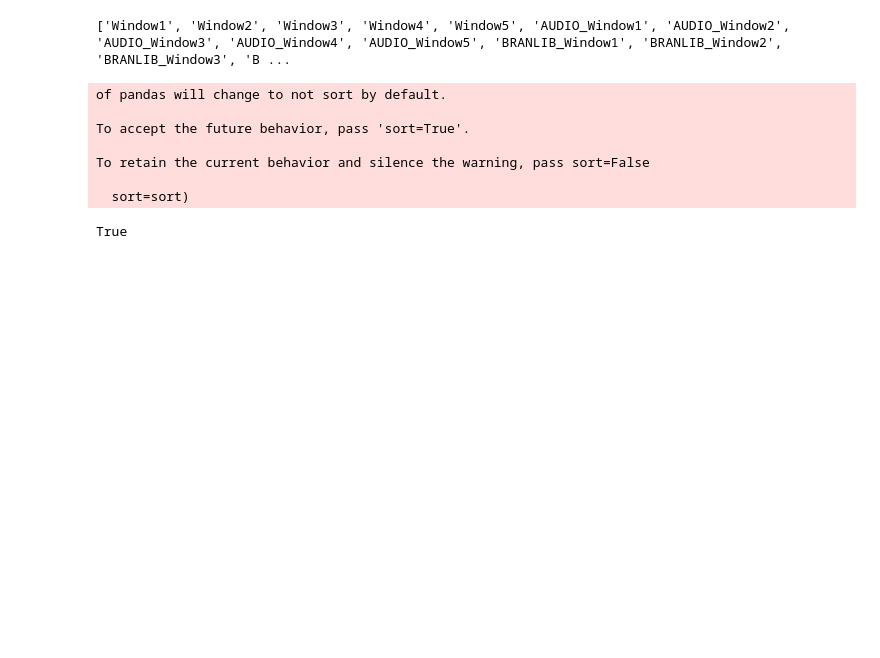
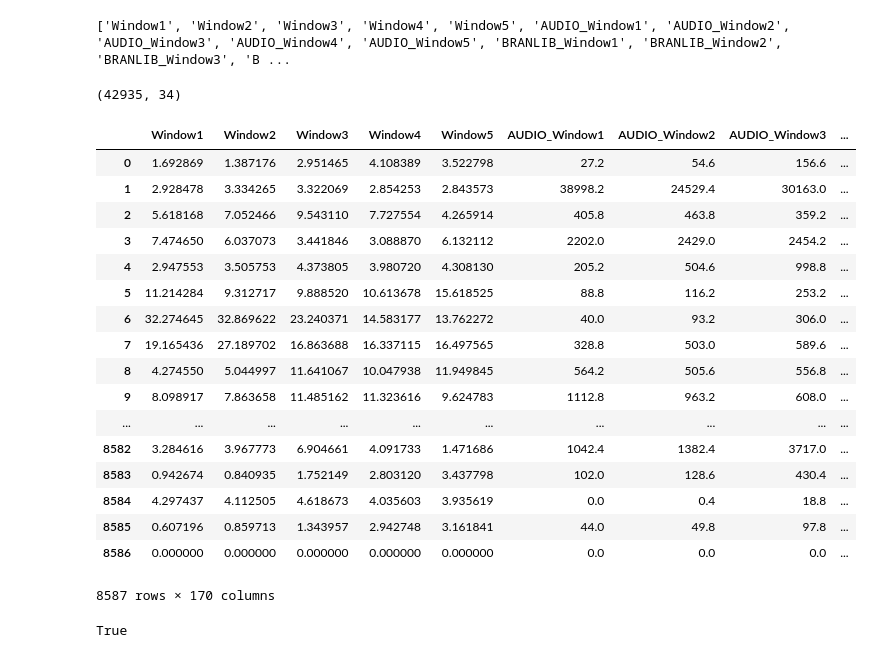
Before and after one commit to olgabane/Insight2019_LibraryProject, a Jupyter notebook: Library_Week2_Notebook3_ML#1.ipynb, the cells around one changed output. Saved outputs shown, nothing was run; the diff lists cells and outputs as text; code cells hidden in the pictures; blank space fills up the shorter version.

Commit message:
Near final temporal df

```diff
--- a/Library_Week2_Notebook3_ML#1.ipynb
+++ b/Library_Week2_Notebook3_ML#1.ipynb
@@ -757,17 +757,12 @@ print(CombinedWindowedDF_DELETEAll5WINDOWSIFATLEAST1WINDOWHAS8586.columns.tolist
 # %%
 newdf = pd.DataFrame()
 dftoappendto = pd.DataFrame()
+
+list_of_dataframes = list()
 
 for i in range(CombinedWindowedDF_DELETEAll5WINDOWSIFATLEAST1WINDOWHAS8586.shape[0]):
     for j in range(0, CombinedWindowedDF_DELETEAll5WINDOWSIFATLEAST1WINDOWHAS8586.shape[1], 5):
         name = CombinedWindowedDF_DELETEAll5WINDOWSIFATLEAST1WINDOWHAS8586.columns[j]
         newdf[name] = list(CombinedWindowedDF_DELETEAll5WINDOWSIFATLEAST1WINDOWHAS8586.iloc[i, j:j+5])
-        dftoappendto = dftoappendto.append(newdf, ignore_index=True)
+    list_of_dataframes.append(newdf)
+    newdf = pd.DataFrame()
-# %% [output]
-of pandas will change to not sort by default.
-
-To accept the future behavior, pass 'sort=True'.
-
-To retain the current behavior and silence the warning, pass sort=False
-
-  sort=sort)
@@ -776,3 +772,28 @@ dftoappendto
+# %%
+Temporaldataframe.shape
+# %% [output]
+(42935, 34)
+# %%
+CombinedWindowedDF_DELETEAll5WINDOWSIFATLEAST1WINDOWHAS8586
+# %% [output]
+|  | Window1 | Window2 | Window3 | Window4 | Window5 | AUDIO_Window1 | AUDIO_Window2 | AUDIO_Window3 | ... |
+| 0 | 1.692869 | 1.387176 | 2.951465 | 4.108389 | 3.522798 | 27.2 | 54.6 | 156.6 | ... |
+| 1 | 2.928478 | 3.334265 | 3.322069 | 2.854253 | 2.843573 | 38998.2 | 24529.4 | 30163.0 | ... |
+| 2 | 5.618168 | 7.052466 | 9.543110 | 7.727554 | 4.265914 | 405.8 | 463.8 | 359.2 | ... |
+| 3 | 7.474650 | 6.037073 | 3.441846 | 3.088870 | 6.132112 | 2202.0 | 2429.0 | 2454.2 | ... |
+| 4 | 2.947553 | 3.505753 | 4.373805 | 3.980720 | 4.308130 | 205.2 | 504.6 | 998.8 | ... |
+| 5 | 11.214284 | 9.312717 | 9.888520 | 10.613678 | 15.618525 | 88.8 | 116.2 | 253.2 | ... |
+| 6 | 32.274645 | 32.869622 | 23.240371 | 14.583177 | 13.762272 | 40.0 | 93.2 | 306.0 | ... |
+| 7 | 19.165436 | 27.189702 | 16.863688 | 16.337115 | 16.497565 | 328.8 | 503.0 | 589.6 | ... |
+| 8 | 4.274550 | 5.044997 | 11.641067 | 10.047938 | 11.949845 | 564.2 | 505.6 | 556.8 | ... |
+| 9 | 8.098917 | 7.863658 | 11.485162 | 11.323616 | 9.624783 | 1112.8 | 963.2 | 608.0 | ... |
+| ... | ... | ... | ... | ... | ... | ... | ... | ... | ... |
+| 8582 | 3.284616 | 3.967773 | 6.904661 | 4.091733 | 1.471686 | 1042.4 | 1382.4 | 3717.0 | ... |
+| 8583 | 0.942674 | 0.840935 | 1.752149 | 2.803120 | 3.437798 | 102.0 | 128.6 | 430.4 | ... |
+| 8584 | 4.297437 | 4.112505 | 4.618673 | 4.035603 | 3.935619 | 0.0 | 0.4 | 18.8 | ... |
+| 8585 | 0.607196 | 0.859713 | 1.343957 | 2.942748 | 3.161841 | 44.0 | 49.8 | 97.8 | ... |
+| 8586 | 0.000000 | 0.000000 | 0.000000 | 0.000000 | 0.000000 | 0.0 | 0.0 | 0.0 | ... |
+8587 rows × 170 columns
 # %%
 #Quantify change in usage (Last 5 year - Previous 5 year/Previous 5 year)
 LibraryData_UsageOnly_YearsMerged_DropTooFewDataPts['UsageChange'] =  ((LibraryData_UsageOnly_YearsMerged_DropTooFewDataPts['Usage_Sum_2012_to_2016_NORM'])-(LibraryData_UsageOnly_YearsMerged_DropTooFewDataPts['Usage_Sum_2007_to_2011_NORM']))/(LibraryData_UsageOnly_YearsMerged_DropTooFewDataPts['Usage_Sum_2007_to_2011_NORM'])
```
Also changed, not shown: parts of 2 cells of this notebook.
